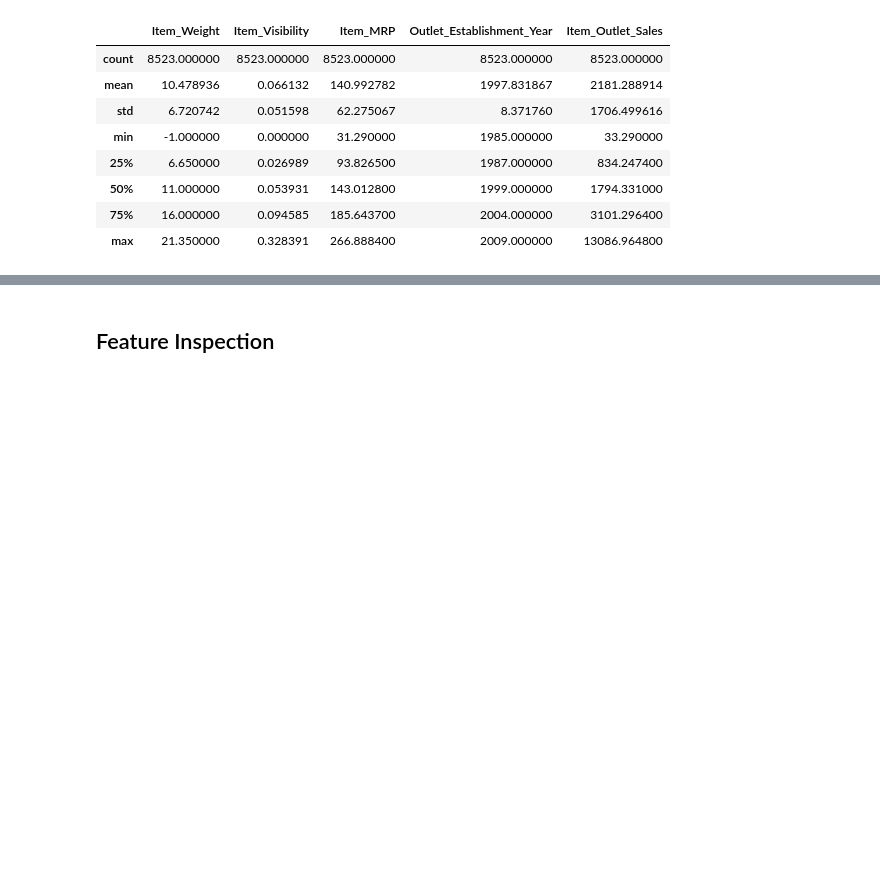
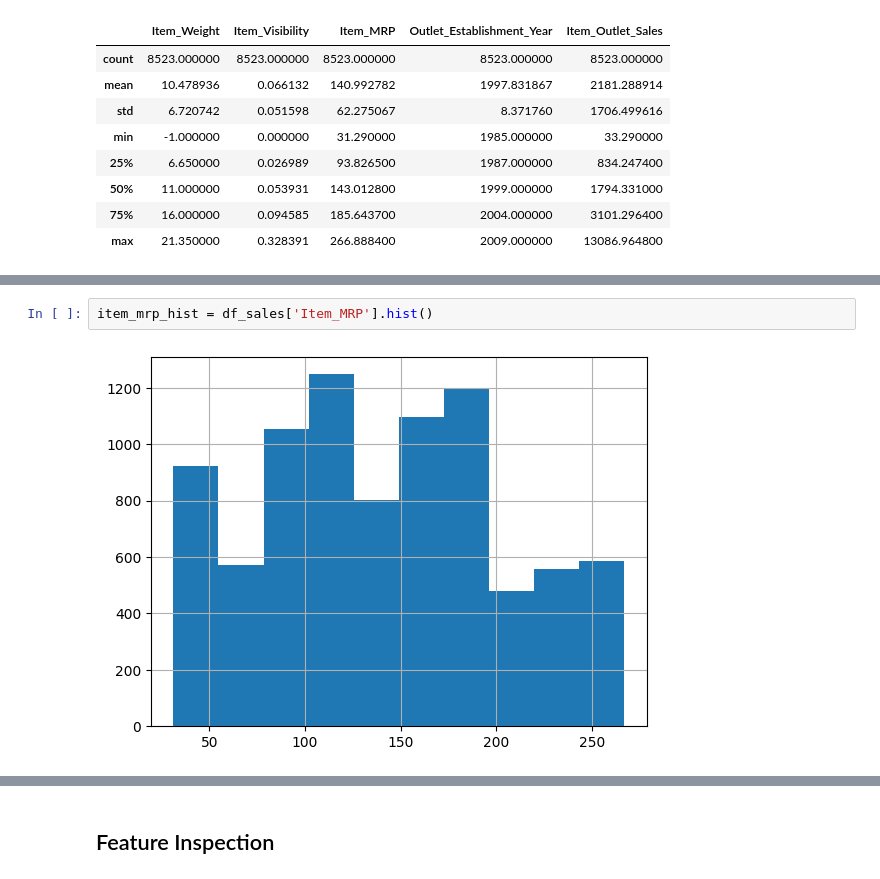
Before and after one commit to EhLeeOod/Prediction-of-Product-Sales, a Jupyter notebook: Prediction_of_Product_Sales.ipynb, the cells around one changed output, grey strips where cells are left out. Saved outputs shown, nothing was run; the diff lists cells and outputs as text; blank space fills up the shorter version.

```diff
--- a/Prediction_of_Product_Sales.ipynb
+++ b/Prediction_of_Product_Sales.ipynb
@@ -187,0 +209,4 @@ df_sales[num_cols].describe()
+# %%
+item_mrp_hist = df_sales['Item_MRP'].hist()
+# %% [output]
+[figure, added]
```
Also changed, not shown: parts of 19 cells of this notebook.
